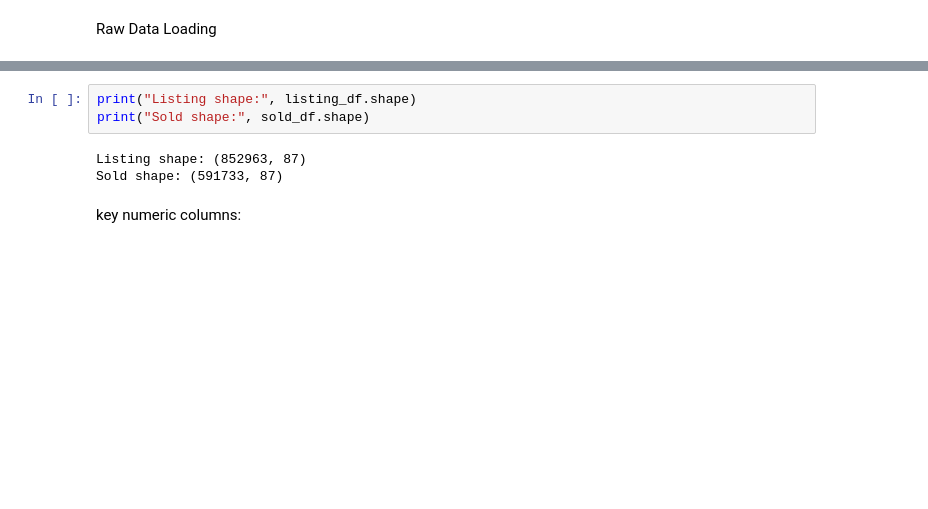
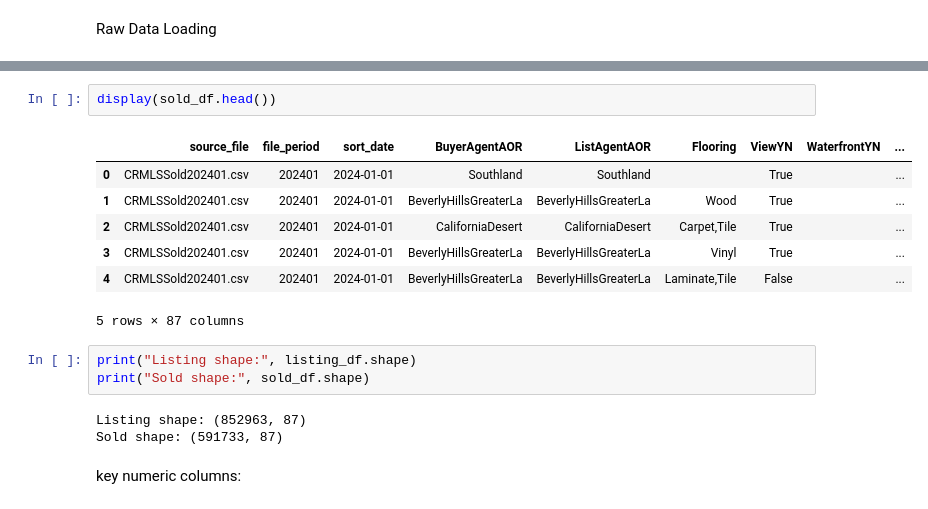
Before and after one commit to ytan48/IDXExchange-Project, a Jupyter notebook: Notebook/01_EDA.ipynb, the cells around one changed output, grey strips where cells are left out. Cells and saved outputs as stored; diff of their text form; blank space fills up the shorter version.

```diff
--- a/Notebook/01_EDA.ipynb
+++ b/Notebook/01_EDA.ipynb
@@ -29,6 +31,16 @@ listing_df.head()
 | 3 | CRMLSListing202401.csv | 202401 | 2024-01-01 | 1050000.0 | 1054014526 | sarah.pearce@cbrealty.com |  | ... |
 | 4 | CRMLSListing202401.csv | 202401 | 2024-01-01 | 1250000.0 | 1054022382 | mricks@mypsrealtor.com | 2024-02-26 | ... |
 5 rows × 87 columns
+# %%
+display(sold_df.head())
+# %% [output]
+|  | source_file | file_period | sort_date | BuyerAgentAOR | ListAgentAOR | Flooring | ViewYN | WaterfrontYN | ... |
+| 0 | CRMLSSold202401.csv | 202401 | 2024-01-01 | Southland | Southland |  | True |  | ... |
+| 1 | CRMLSSold202401.csv | 202401 | 2024-01-01 | BeverlyHillsGreaterLa | BeverlyHillsGreaterLa | Wood | True |  | ... |
+| 2 | CRMLSSold202401.csv | 202401 | 2024-01-01 | CaliforniaDesert | CaliforniaDesert | Carpet,Tile | True |  | ... |
+| 3 | CRMLSSold202401.csv | 202401 | 2024-01-01 | BeverlyHillsGreaterLa | BeverlyHillsGreaterLa | Vinyl | True |  | ... |
+| 4 | CRMLSSold202401.csv | 202401 | 2024-01-01 | BeverlyHillsGreaterLa | BeverlyHillsGreaterLa | Laminate,Tile | False |  | ... |
+5 rows × 87 columns
 # %%
 print("Listing shape:", listing_df.shape)
 print("Sold shape:", sold_df.shape)
```
Also changed, not shown: parts of 33 cells of this notebook, 2 other files.
